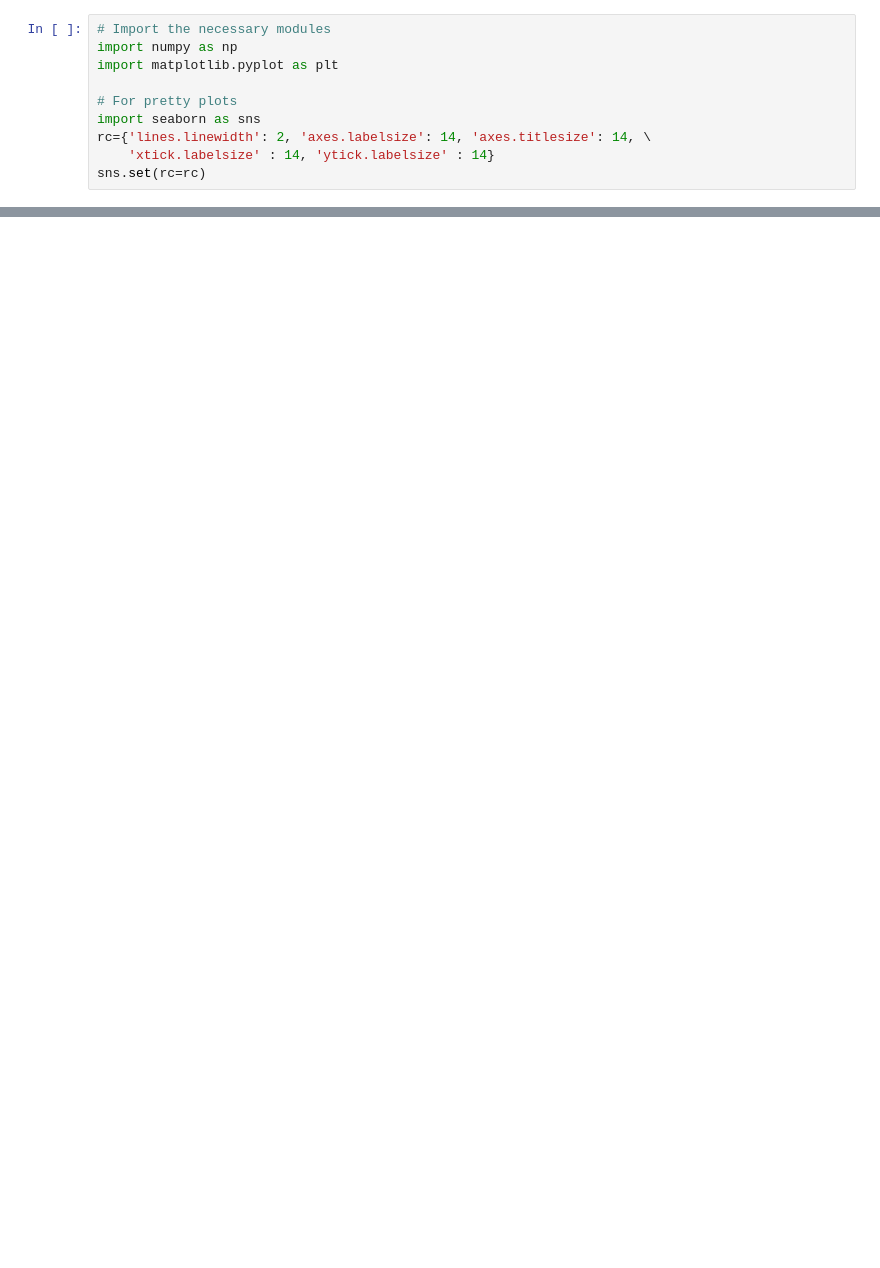
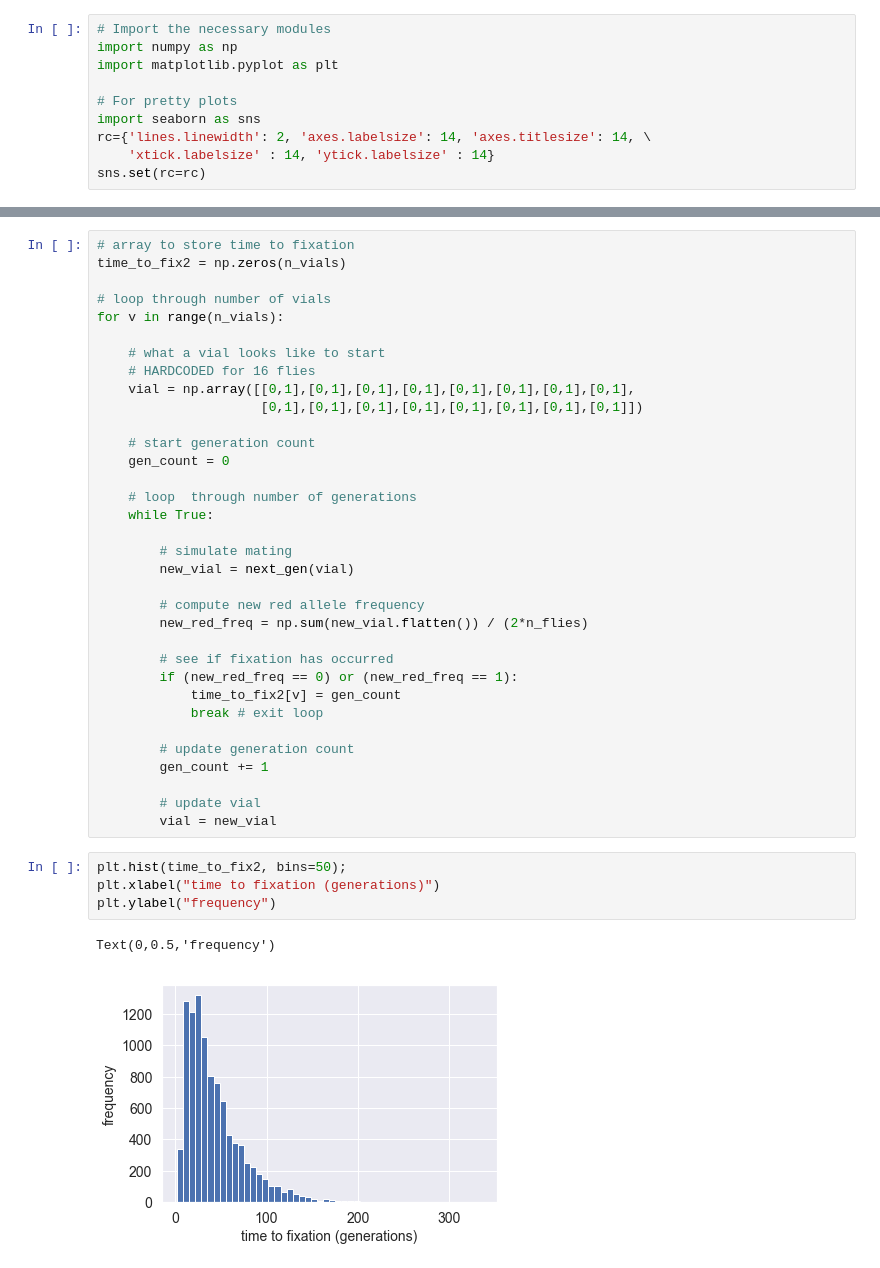
Before and after one commit to RPGroup-PBoC/be262, a Jupyter notebook: code/genetic_drift.ipynb, the cells around one changed output, grey strips where cells are left out. Saved outputs shown, nothing was run; the diff lists cells and outputs as text; blank space fills up the shorter version.

```diff
--- a/code/genetic_drift.ipynb
+++ b/code/genetic_drift.ipynb
@@ -71,0 +101,41 @@ Text(0,0.5,'red allele frequency')
+# %%
+# array to store time to fixation
+time_to_fix2 = np.zeros(n_vials)
+
+# loop through number of vials
+for v in range(n_vials):
+
+    # what a vial looks like to start
+    # HARDCODED for 16 flies
+    vial = np.array([[0,1],[0,1],[0,1],[0,1],[0,1],[0,1],[0,1],[0,1],
+                     [0,1],[0,1],[0,1],[0,1],[0,1],[0,1],[0,1],[0,1]])
+
+    # start generation count
+    gen_count = 0
+
+    # loop  through number of generations
+    while True:
+
+        # simulate mating
+        new_vial = next_gen(vial)
+
+        # compute new red allele frequency
+        new_red_freq = np.sum(new_vial.flatten()) / (2*n_flies)
+
+        # see if fixation has occurred
+        if (new_red_freq == 0) or (new_red_freq == 1):
+            time_to_fix2[v] = gen_count
+            break # exit loop
+
+        # update generation count
+        gen_count += 1
+
+        # update vial
+        vial = new_vial
+# %%
+plt.hist(time_to_fix2, bins=50);
+plt.xlabel("time to fixation (generations)")
+plt.ylabel("frequency")
+# %% [output]
+Text(0,0.5,'frequency')
+[figure, added]
```
Also changed, not shown: parts of 16 cells of this notebook.
